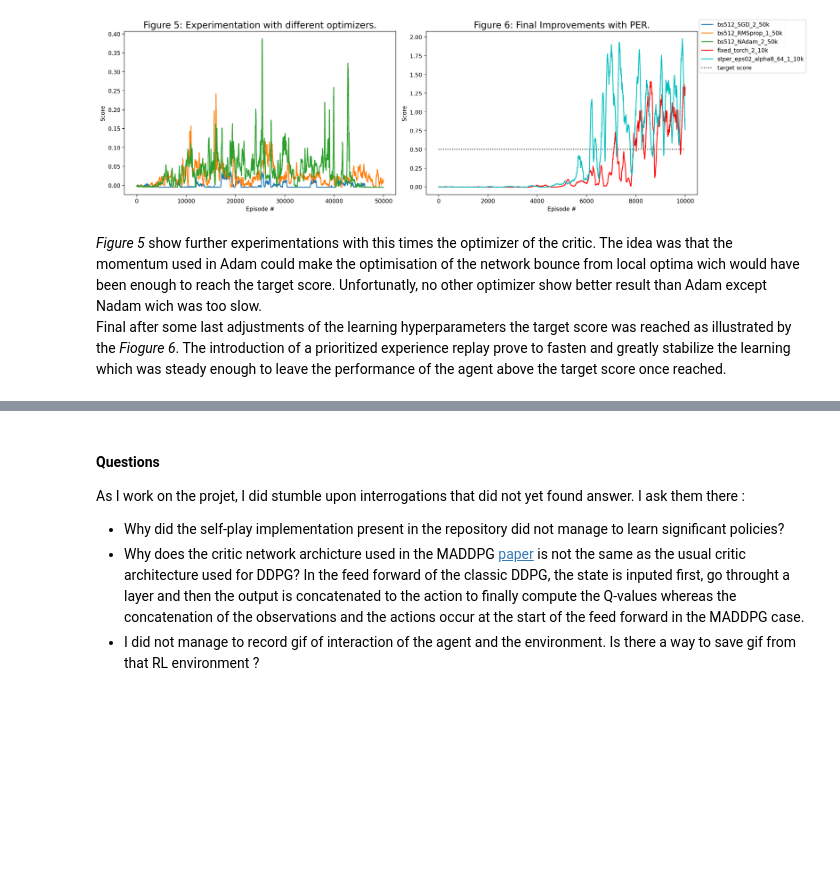
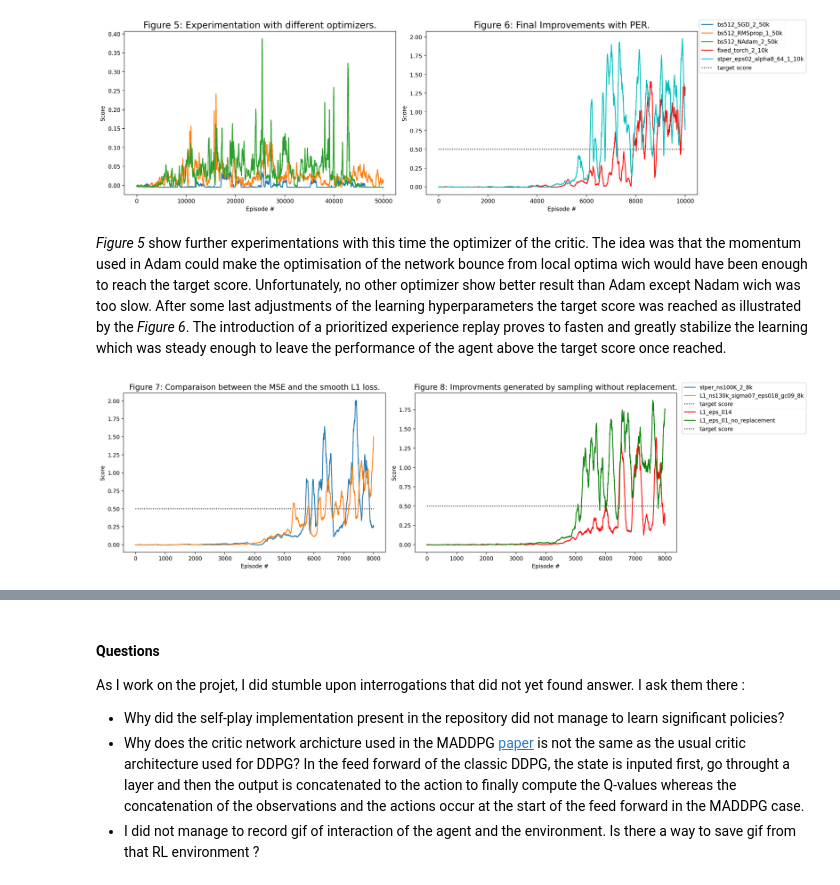
Before and after one commit to PierreMsy/DRL_cooperation, a Jupyter notebook: Report.ipynb, the cells around one changed output, grey strips where cells are left out. Saved outputs shown, nothing was run; the diff lists cells and outputs as text; code cells hidden in the pictures; blank space fills up the shorter version.

```diff
--- a/Report.ipynb
+++ b/Report.ipynb
@@ -124,5 +126,19 @@ plot_scores(load_scores(keys=['fixed_torch_2_10k', 'stper_eps02_alpha8_64_1_10k'
 # %% [output]
 [figure]
 # %% [markdown]
-*Figure 5* show further experimentations with this times the optimizer of the critic. The idea was that the momentum used in Adam could make the optimisation of the network bounce from local optima wich would have been enough to reach the target score. Unfortunatly, no other optimizer show better result than Adam except Nadam wich was too slow.
-Final after some last adjustments of the learning hyperparameters the target score was reached as illustrated by the *Fiogure 6*. The introduction of a prioritized experience replay prove to fasten and greatly stabilize the learning which was steady enough to leave the performance of the agent above the target score once reached.
+*Figure 5* show further experimentations with this time the optimizer of the critic. The idea was that the momentum used in Adam could make the optimisation of the network bounce from local optima wich would have been enough to reach the target score. Unfortunately, no other optimizer show better result than Adam except Nadam wich was too slow.
+After some last adjustments of the learning hyperparameters the target score was reached as illustrated by the *Figure 6*. The introduction of a prioritized experience replay proves to fasten and greatly stabilize the learning which was steady enough to leave the performance of the agent above the target score once reached.
+# %%
+fig, axes = plt.subplots(1,2,figsize=(15,5), dpi=175)
+axes = iter(axes)
+
+plot_scores(load_scores(keys=['stper_ns100K_2_8k', 'L1_ns130k_sigma07_eps018_gc09_8k']),
+            target_score=.5, window_size=100, axe=next(axes),
+            title="Figure 7: Comparaison between the MSE and the smooth L1 loss.")
+
+scores = load_scores(keys=['L1_eps_014', 'L1_eps_01_no_replacement'])
+scores['L1_eps_014'] = scores['L1_eps_014'][:8000]
+plot_scores(scores, target_score=.5, colors=['r','g'],window_size=100, axe=next(axes),
+            title="Figure 8: Improvments generated by sampling without replacement.")
+# %% [output]
+[figure, added]
```
Also changed, not shown: parts of 9 cells of this notebook.
